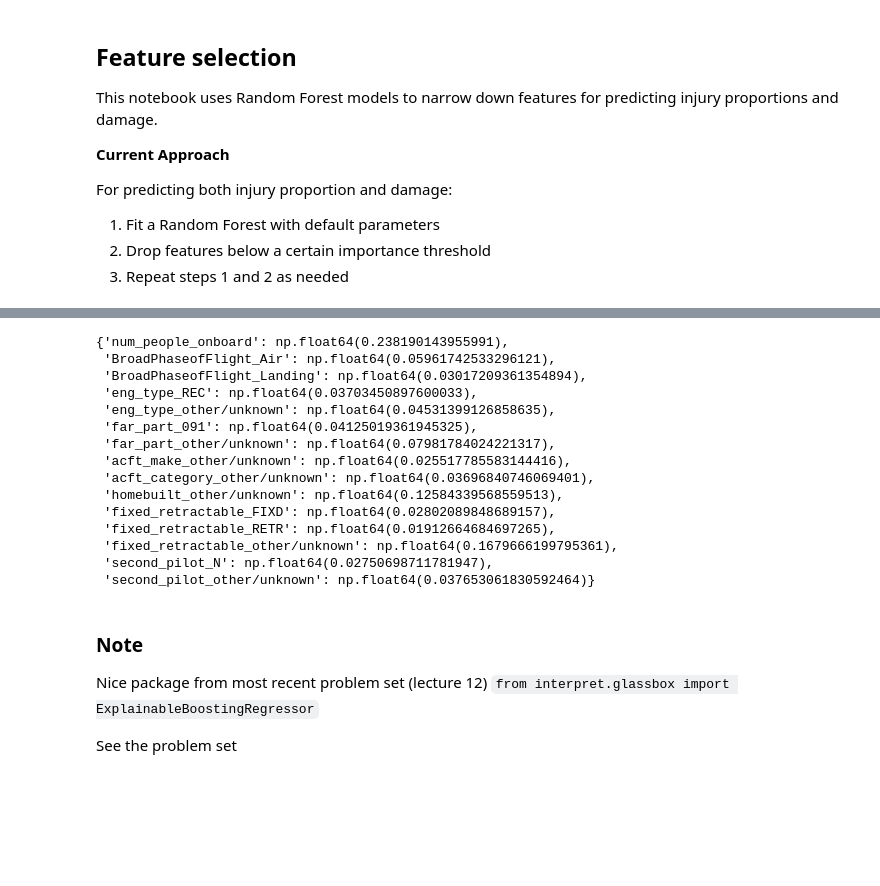
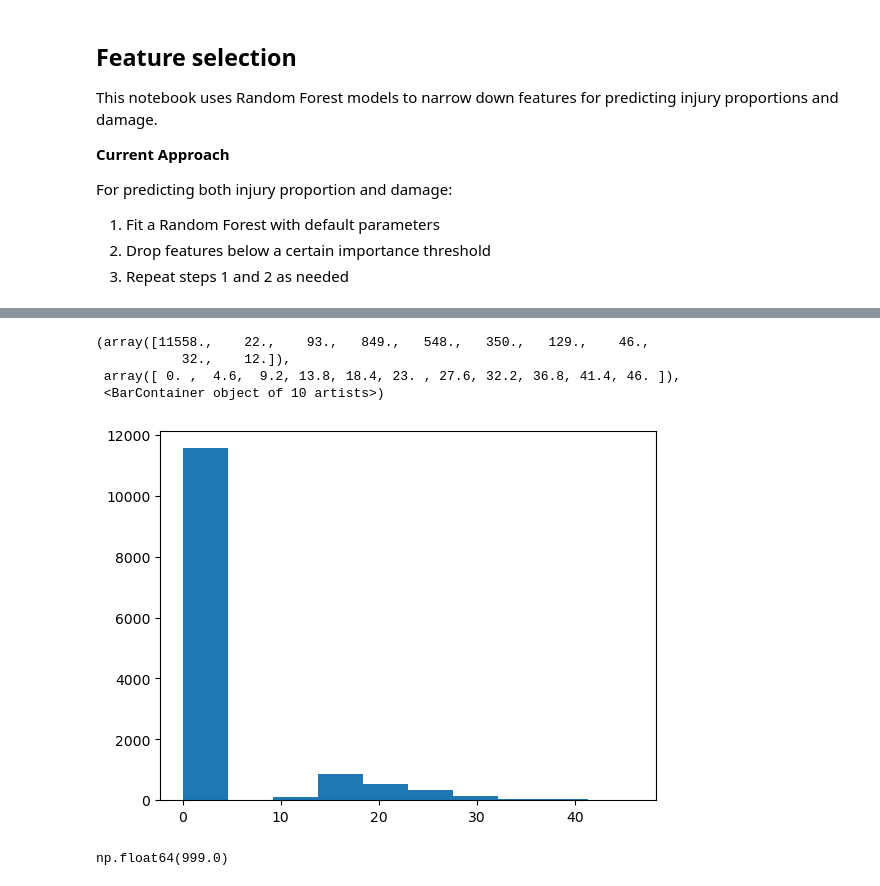
Before and after one commit to TheErdosInstitute-Summer2025-Project/aviation-project, a Jupyter notebook: jupyter-notebooks/model-testing-cj.ipynb, the cells around one changed output, grey strips where cells are left out. Cells and saved outputs as stored; diff of their text form; code cells hidden in the pictures; blank space fills up the shorter version.

```diff
--- a/jupyter-notebooks/model-testing-cj.ipynb
+++ b/jupyter-notebooks/model-testing-cj.ipynb
@@ -108,34 +336,15 @@ important_features = [feature for feature in feature_importances.keys() if featu
-# %%
-X_new = data_inj_prop_known[important_features]
-
-rf.fit(X_new, y)
-
-new_importances = {}
-
-for i, feature in enumerate(important_features):
-    new_importances[feature] = rf.feature_importances_[i]
-
-new_importances
-# %% [output]
-{'num_people_onboard': np.float64(0.238190143955991),
- 'BroadPhaseofFlight_Air': np.float64(0.05961742533296121),
- 'BroadPhaseofFlight_Landing': np.float64(0.03017209361354894),
- 'eng_type_REC': np.float64(0.03703450897600033),
- 'eng_type_other/unknown': np.float64(0.04531399126858635),
- 'far_part_091': np.float64(0.04125019361945325),
- 'far_part_other/unknown': np.float64(0.07981784024221317),
- 'acft_make_other/unknown': np.float64(0.025517785583144416),
- 'acft_category_other/unknown': np.float64(0.03696840746069401),
- 'homebuilt_other/unknown': np.float64(0.12584339568559513),
- 'fixed_retractable_FIXD': np.float64(0.02802089848689157),
- 'fixed_retractable_RETR': np.float64(0.01912664684697265),
- 'fixed_retractable_other/unknown': np.float64(0.1679666199795361),
- 'second_pilot_N': np.float64(0.02750698711781947),
- 'second_pilot_other/unknown': np.float64(0.037653061830592464)}
-# %% [markdown]
-### Note
-
-Nice package from most recent problem set (lecture 12)
-`from interpret.glassbox import ExplainableBoostingRegressor`
-
-See the problem set
+# %%
+# Histogram of `gust_kts`
+# Restricted to < 50 to eliminate an outlier which is a clear mistake
+
+plt.hist(injury_data[injury_data['gust_kts']<50]['gust_kts'])
+# %% [output]
+(array([11558.,    22.,    93.,   849.,   548.,   350.,   129.,    46.,
+           32.,    12.]),
+ array([ 0. ,  4.6,  9.2, 13.8, 18.4, 23. , 27.6, 32.2, 36.8, 41.4, 46. ]),
+ <BarContainer object of 10 artists>)
+[figure, added]
+# %%
+injury_data['gust_kts'].max()
+# %% [output]
+np.float64(999.0)
```
Also changed, not shown: parts of 31 cells of this notebook.
